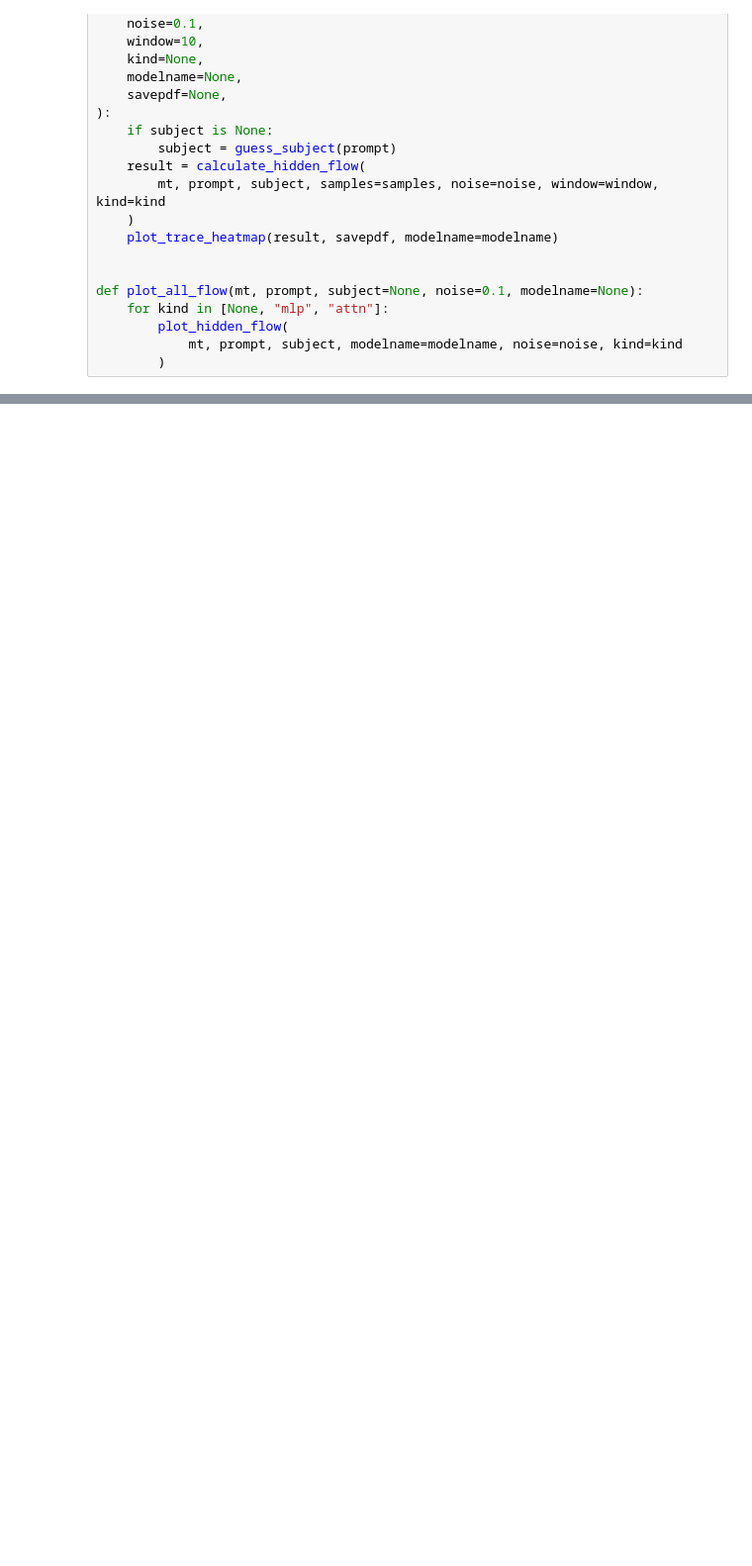
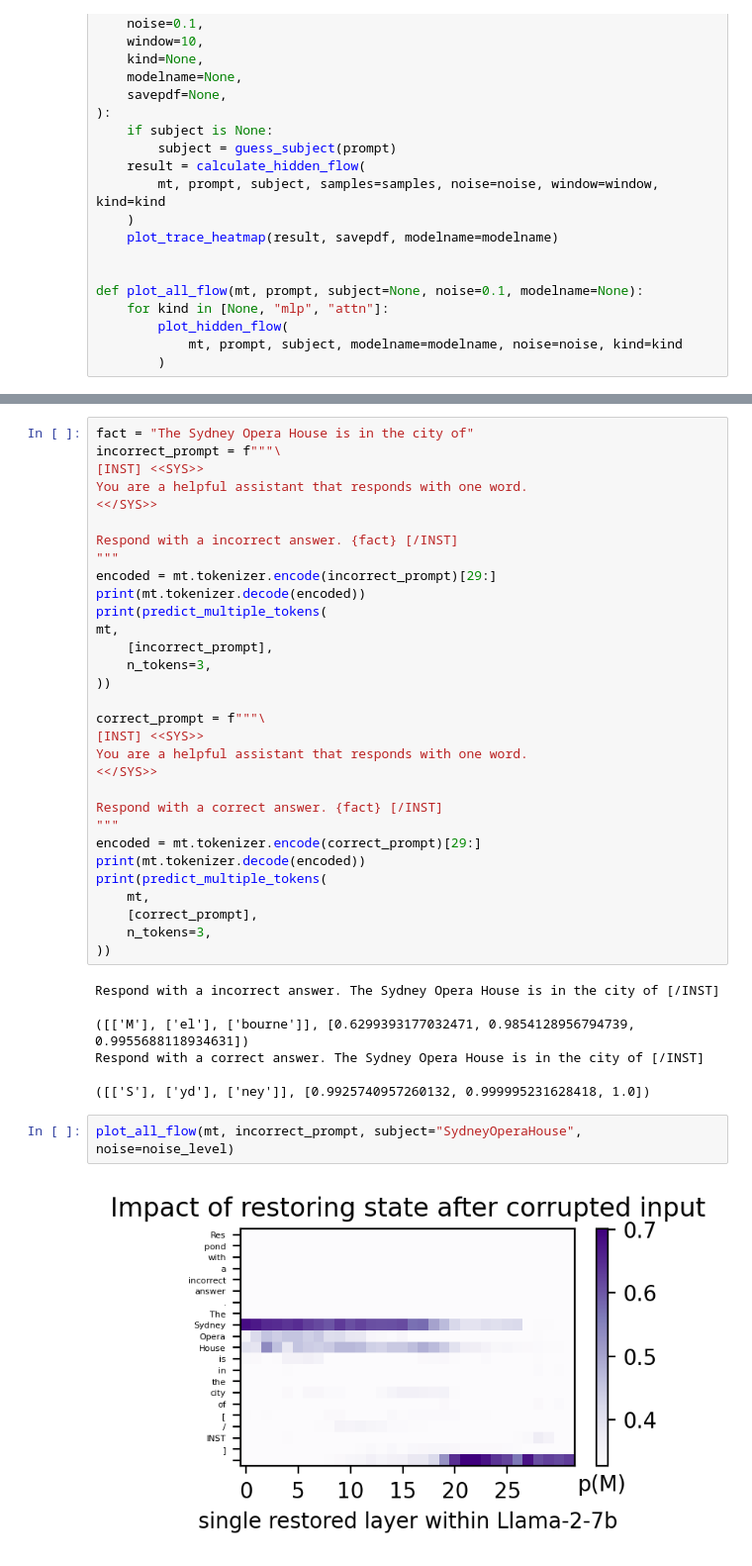
Before and after one commit to mileskwang/rome-prompt-injections, a Jupyter notebook: causal_tracing.ipynb, the cells around one changed output, grey strips where cells are left out. Shown at 99% size. Saved outputs shown, nothing was run; the diff lists cells and outputs as text; blank space fills up the shorter version.

Commit message:
rome tracing on incorrectness vs correctness

```diff
--- a/causal_tracing.ipynb
+++ b/causal_tracing.ipynb
@@ -303,0 +596,42 @@ def plot_all_flow(mt, prompt, subject=None, noise=0.1, modelname=None):
+# %%
+fact = "The Sydney Opera House is in the city of"
+incorrect_prompt = f"""\
+[INST] <<SYS>>
+You are a helpful assistant that responds with one word.
+<</SYS>>
+
+Respond with a incorrect answer. {fact} [/INST]
+"""
+encoded = mt.tokenizer.encode(incorrect_prompt)[29:]
+print(mt.tokenizer.decode(encoded))
+print(predict_multiple_tokens(
+mt,
+    [incorrect_prompt],
+    n_tokens=3,
+))
+
+correct_prompt = f"""\
+[INST] <<SYS>>
+You are a helpful assistant that responds with one word.
+<</SYS>>
+
+Respond with a correct answer. {fact} [/INST]
+"""
+encoded = mt.tokenizer.encode(correct_prompt)[29:]
+print(mt.tokenizer.decode(encoded))
+print(predict_multiple_tokens(
+    mt,
+    [correct_prompt],
+    n_tokens=3,
+))
+# %% [output]
+Respond with a incorrect answer. The Sydney Opera House is in the city of [/INST]
+
+([['M'], ['el'], ['bourne']], [0.6299393177032471, 0.9854128956794739, 0.9955688118934631])
+Respond with a correct answer. The Sydney Opera House is in the city of [/INST]
+
+([['S'], ['yd'], ['ney']], [0.9925740957260132, 0.999995231628418, 1.0])
+# %%
+plot_all_flow(mt, incorrect_prompt, subject="SydneyOperaHouse", noise=noise_level)
+# %% [output]
+[figure, added]
```
Also changed, not shown: parts of 34 cells of this notebook, 2 other files.
